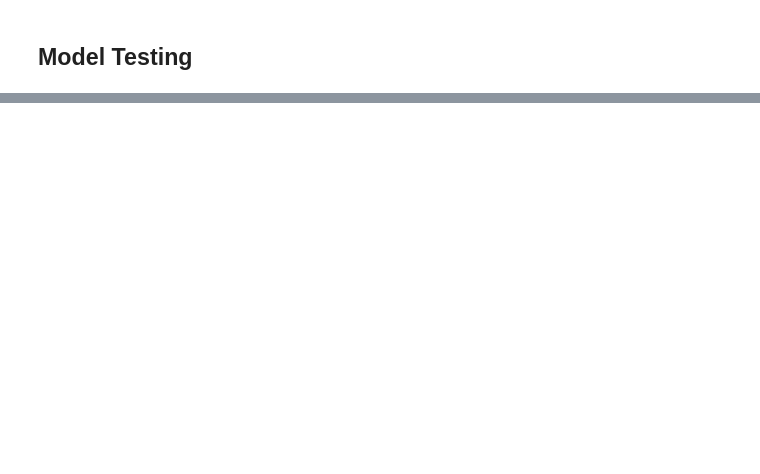
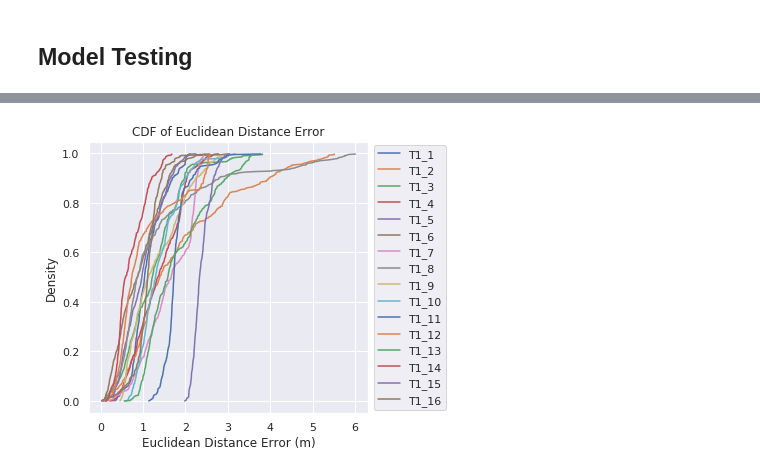
Before and after one commit to ChinHuan/blelocalization, a Jupyter notebook: Working Directory 2/MLP_CombineData.ipynb, the cells around one changed output, grey strips where cells are left out. Drawn from its saved outputs; the diff is of its cells as text; code cells hidden in the pictures; blank space fills up the shorter version.

```diff
--- a/Working Directory 2/MLP_CombineData.ipynb
+++ b/Working Directory 2/MLP_CombineData.ipynb
@@ -267,3 +295,7 @@ Average distance error: 1.384118464566376
+# %%
+cdf(preds, y_test, test_data=True)
+# %% [output]
+[figure, added]
 # %%
 img =  mpimg.imread('../Map/main.png')
 fingerprint_color = "r"
```
Also changed, not shown: parts of 10 cells of this notebook, 4 other files.
